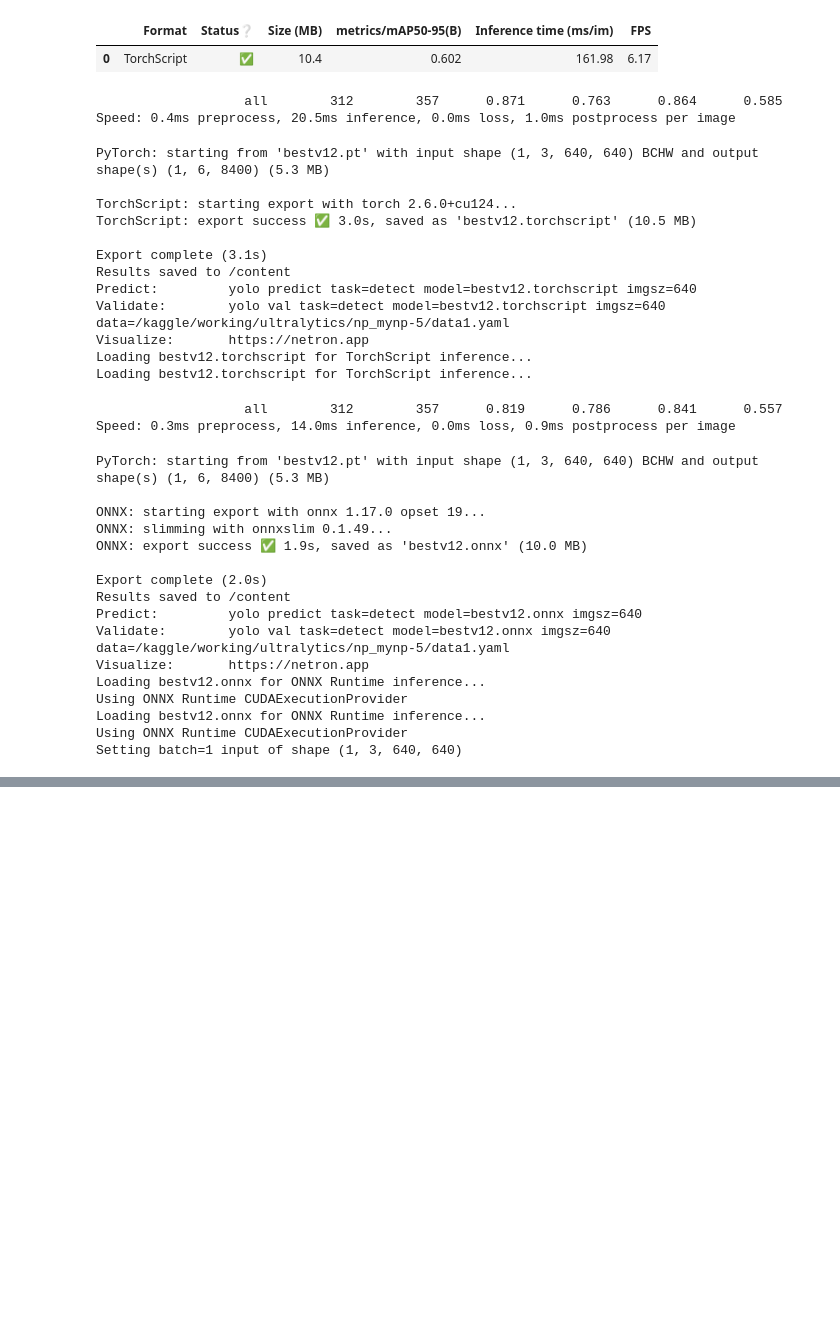
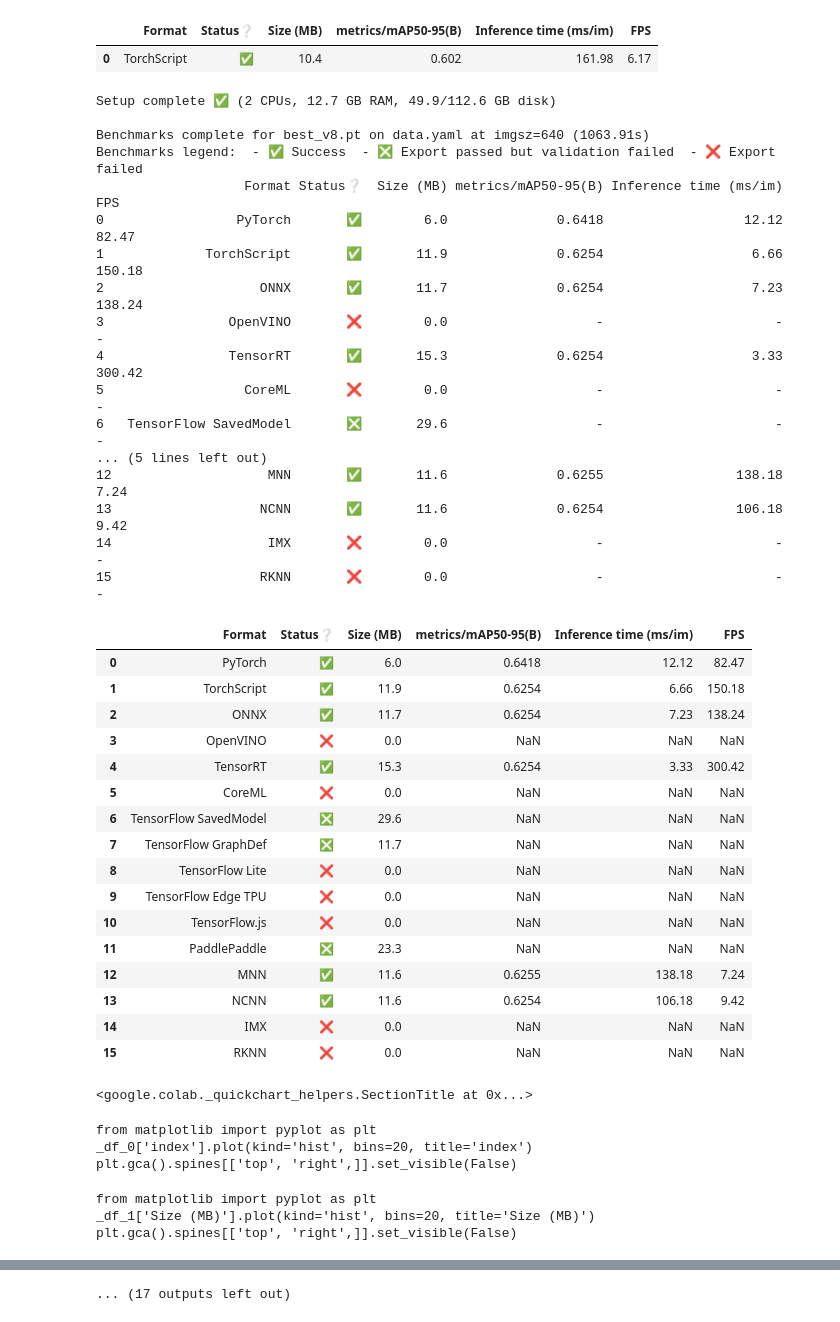
Before and after one commit to programminghunk/sugarcane, a Jupyter notebook: finalbenchmark.ipynb, the cells around one changed output, grey strips where cells are left out. Saved outputs shown, nothing was run; the diff lists cells and outputs as text; code cells hidden in the pictures; blank space fills up the shorter version.

```diff
--- a/finalbenchmark.ipynb
+++ b/finalbenchmark.ipynb
@@ -205,37 +202,49 @@ Benchmarks legend:  - ✅ Success  - ❎ Export passed but validation failed  -
 |  | Format | Status❔ | Size (MB) | metrics/mAP50-95(B) | Inference time (ms/im) | FPS |
 | 0 | TorchScript | ✅ | 10.4 | 0.602 | 161.98 | 6.17 |
 # %%
-benchmark(model="bestv12.pt", data="data.yaml", imgsz=640, half=False, device=0)
+from ultralytics.utils.benchmarks import benchmark
+
+# Benchmark on GPU
+benchmark(model="best_v8.pt", data="data.yaml", imgsz=640, half=False, device=0)
 # %% [output]
-                   all        312        357      0.871      0.763      0.864      0.585
-Speed: 0.4ms preprocess, 20.5ms inference, 0.0ms loss, 1.0ms postprocess per image
+Setup complete ✅ (2 CPUs, 12.7 GB RAM, 49.9/112.6 GB disk)
+
+Benchmarks complete for best_v8.pt on data.yaml at imgsz=640 (1063.91s)
+Benchmarks legend:  - ✅ Success  - ❎ Export passed but validation failed  - ❌️ Export failed
+                   Format Status❔  Size (MB) metrics/mAP50-95(B) Inference time (ms/im)     FPS
+0                 PyTorch       ✅        6.0              0.6418                  12.12   82.47
+1             TorchScript       ✅       11.9              0.6254                   6.66  150.18
+2                    ONNX       ✅       11.7              0.6254                   7.23  138.24
+3                OpenVINO       ❌        0.0                   -                      -       -
+4                TensorRT       ✅       15.3              0.6254                   3.33  300.42
+5                  CoreML       ❌        0.0                   -                      -       -
+6   TensorFlow SavedModel       ❎       29.6                   -                      -       -
+... (5 lines left out)
+12                    MNN       ✅       11.6              0.6255                 138.18    7.24
+13                   NCNN       ✅       11.6              0.6254                 106.18    9.42
+14                    IMX       ❌        0.0                   -                      -       -
+15                   RKNN       ❌        0.0                   -                      -       -
+|  | Format | Status❔ | Size (MB) | metrics/mAP50-95(B) | Inference time (ms/im) | FPS |
+| 0 | PyTorch | ✅ | 6.0 | 0.6418 | 12.12 | 82.47 |
+| 1 | TorchScript | ✅ | 11.9 | 0.6254 | 6.66 | 150.18 |
+| 2 | ONNX | ✅ | 11.7 | 0.6254 | 7.23 | 138.24 |
+| 3 | OpenVINO | ❌ | 0.0 | NaN | NaN | NaN |
+| 4 | TensorRT | ✅ | 15.3 | 0.6254 | 3.33 | 300.42 |
+| 5 | CoreML | ❌ | 0.0 | NaN | NaN | NaN |
+| 6 | TensorFlow SavedModel | ❎ | 29.6 | NaN | NaN | NaN |
+| 7 | TensorFlow GraphDef | ❎ | 11.7 | NaN | NaN | NaN |
+| 8 | TensorFlow Lite | ❌ | 0.0 | NaN | NaN | NaN |
+| 9 | TensorFlow Edge TPU | ❌ | 0.0 | NaN | NaN | NaN |
+| 10 | TensorFlow.js | ❌ | 0.0 | NaN | NaN | NaN |
+| 11 | PaddlePaddle | ❎ | 23.3 | NaN | NaN | NaN |
+| 12 | MNN | ✅ | 11.6 | 0.6255 | 138.18 | 7.24 |
+| 13 | NCNN | ✅ | 11.6 | 0.6254 | 106.18 | 9.42 |
+| 14 | IMX | ❌ | 0.0 | NaN | NaN | NaN |
+| 15 | RKNN | ❌ | 0.0 | NaN | NaN | NaN |
-PyTorch: starting from 'bestv12.pt' with input shape (1, 3, 640, 640) BCHW and output shape(s) (1, 6, 8400) (5.3 MB)
-
-TorchScript: starting export with torch 2.6.0+cu124...
-TorchScript: export success ✅ 3.0s, saved as 'bestv12.torchscript' (10.5 MB)
-
-Export complete (3.1s)
-Results saved to /content
-Predict:         yolo predict task=detect model=bestv12.torchscript imgsz=640
-Validate:        yolo val task=detect model=bestv12.torchscript imgsz=640 data=/kaggle/working/ultralytics/np_mynp-5/data1.yaml
-Visualize:       https://netron.app
-Loading bestv12.torchscript for TorchScript inference...
-Loading bestv12.torchscript for TorchScript inference...
+<google.colab._quickchart_helpers.SectionTitle at 0x...>
-                   all        312        357      0.819      0.786      0.841      0.557
-Speed: 0.3ms preprocess, 14.0ms inference, 0.0ms loss, 0.9ms postprocess per image
+from matplotlib import pyplot as plt
+_df_0['index'].plot(kind='hist', bins=20, title='index')
+plt.gca().spines[['top', 'right',]].set_visible(False)
-PyTorch: starting from 'bestv12.pt' with input shape (1, 3, 640, 640) BCHW and output shape(s) (1, 6, 8400) (5.3 MB)
-
-ONNX: starting export with onnx 1.17.0 opset 19...
-ONNX: slimming with onnxslim 0.1.49...
-ONNX: export success ✅ 1.9s, saved as 'bestv12.onnx' (10.0 MB)
-
-Export complete (2.0s)
-Results saved to /content
-Predict:         yolo predict task=detect model=bestv12.onnx imgsz=640
-Validate:        yolo val task=detect model=bestv12.onnx imgsz=640 data=/kaggle/working/ultralytics/np_mynp-5/data1.yaml
-Visualize:       https://netron.app
-Loading bestv12.onnx for ONNX Runtime inference...
-Using ONNX Runtime CUDAExecutionProvider
-Loading bestv12.onnx for ONNX Runtime inference...
-Using ONNX Runtime CUDAExecutionProvider
-Setting batch=1 input of shape (1, 3, 640, 640)
+from matplotlib import pyplot as plt
+_df_1['Size (MB)'].plot(kind='hist', bins=20, title='Size (MB)')
+plt.gca().spines[['top', 'right',]].set_visible(False)
@@ -292,0 +269 @@ TypeError: object of type 'NoneType' has no len()
+... (17 outputs left out)
```
Also changed, not shown: parts of 5 cells of this notebook.
